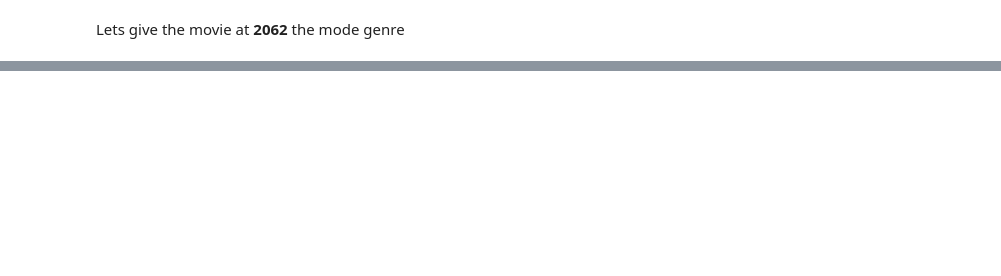
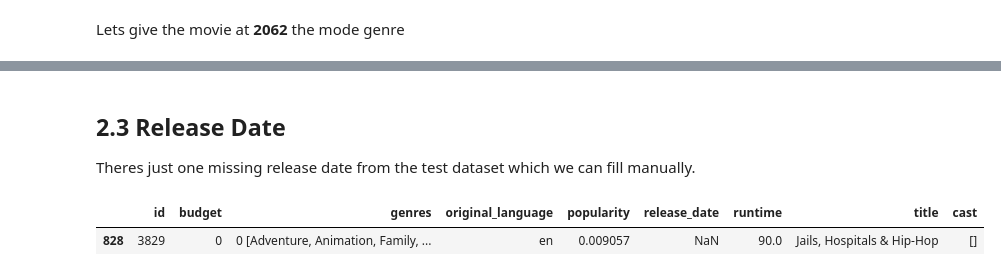
Before and after one commit to harryarthur/TMDB-Box-Office-Prediction, a Jupyter notebook: TMDB-Box-Office-Predictions.ipynb, the cells around one changed output, grey strips where cells are left out. Saved outputs shown, nothing was run; the diff lists cells and outputs as text; code cells hidden in the pictures; blank space fills up the shorter version.

```diff
--- a/TMDB-Box-Office-Predictions.ipynb
+++ b/TMDB-Box-Office-Predictions.ipynb
@@ -354,0 +410,8 @@ dtype: int64
+# %% [markdown]
+## 2.3 Release Date
+Theres just one missing release date from the test dataset which we can fill manually.
+# %%
+test[test.release_date.isnull()]
+# %% [output]
+|  | id | budget | genres | original_language | popularity | release_date | runtime | title | cast |
+| 828 | 3829 | 0 | 0 [Adventure, Animation, Family, ... | en | 0.009057 | NaN | 90.0 | Jails, Hospitals & Hip-Hop | [] |
```
Also changed, not shown: parts of 36 cells of this notebook.
